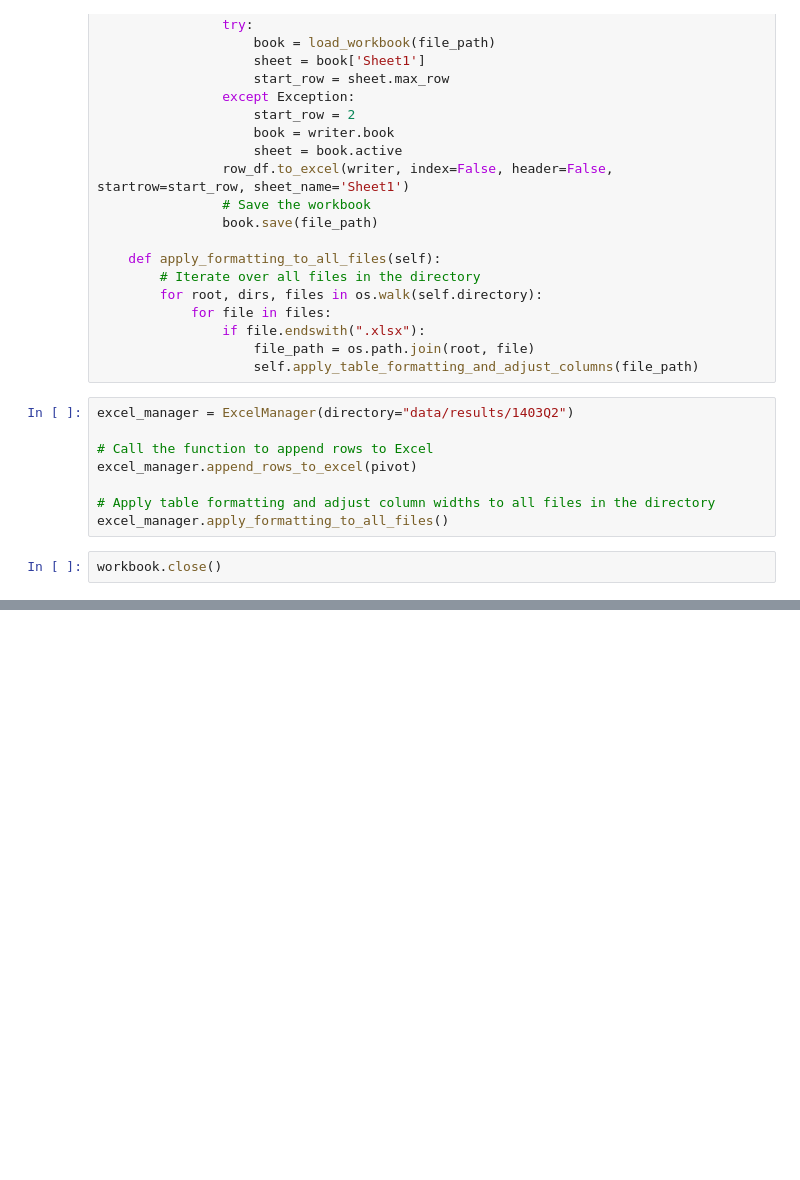
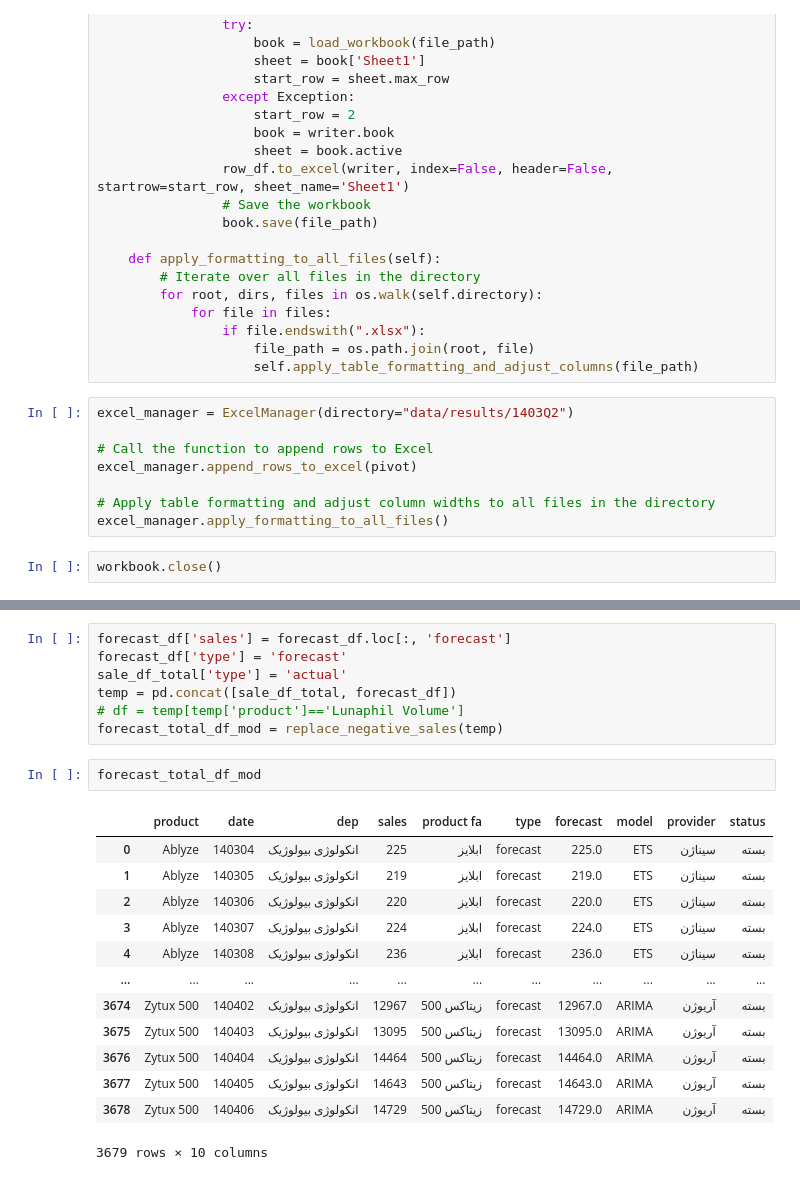
Before and after one commit to ki94mach/PharmProd_Forecast, a Jupyter notebook: src/test.ipynb, the cells around one changed output, grey strips where cells are left out. Drawn from its saved outputs; the diff is of its cells as text; blank space fills up the shorter version.

```diff
--- a/src/test.ipynb
+++ b/src/test.ipynb
@@ -234,0 +328,23 @@ workbook.close()
+# %%
+forecast_df['sales'] = forecast_df.loc[:, 'forecast']
+forecast_df['type'] = 'forecast'
+sale_df_total['type'] = 'actual'
+temp = pd.concat([sale_df_total, forecast_df])
+# df = temp[temp['product']=='Lunaphil Volume']
+forecast_total_df_mod = replace_negative_sales(temp)
+# %%
+forecast_total_df_mod
+# %% [output]
+|  | product | date | dep | sales | product fa | type | forecast | model | provider | status |
+| 0 | Ablyze | 140304 | انکولوژی بیولوژیک | 225 | ابلایز | forecast | 225.0 | ETS | سیناژن | بسته |
+| 1 | Ablyze | 140305 | انکولوژی بیولوژیک | 219 | ابلایز | forecast | 219.0 | ETS | سیناژن | بسته |
+| 2 | Ablyze | 140306 | انکولوژی بیولوژیک | 220 | ابلایز | forecast | 220.0 | ETS | سیناژن | بسته |
+| 3 | Ablyze | 140307 | انکولوژی بیولوژیک | 224 | ابلایز | forecast | 224.0 | ETS | سیناژن | بسته |
+| 4 | Ablyze | 140308 | انکولوژی بیولوژیک | 236 | ابلایز | forecast | 236.0 | ETS | سیناژن | بسته |
+| ... | ... | ... | ... | ... | ... | ... | ... | ... | ... | ... |
+| 3674 | Zytux 500 | 140402 | انکولوژی بیولوژیک | 12967 | زیتاکس 500 | forecast | 12967.0 | ARIMA | آریوژن | بسته |
+| 3675 | Zytux 500 | 140403 | انکولوژی بیولوژیک | 13095 | زیتاکس 500 | forecast | 13095.0 | ARIMA | آریوژن | بسته |
+| 3676 | Zytux 500 | 140404 | انکولوژی بیولوژیک | 14464 | زیتاکس 500 | forecast | 14464.0 | ARIMA | آریوژن | بسته |
+| 3677 | Zytux 500 | 140405 | انکولوژی بیولوژیک | 14643 | زیتاکس 500 | forecast | 14643.0 | ARIMA | آریوژن | بسته |
+| 3678 | Zytux 500 | 140406 | انکولوژی بیولوژیک | 14729 | زیتاکس 500 | forecast | 14729.0 | ARIMA | آریوژن | بسته |
+3679 rows × 10 columns
```
Also changed, not shown: parts of 15 cells of this notebook, 1 other file.
